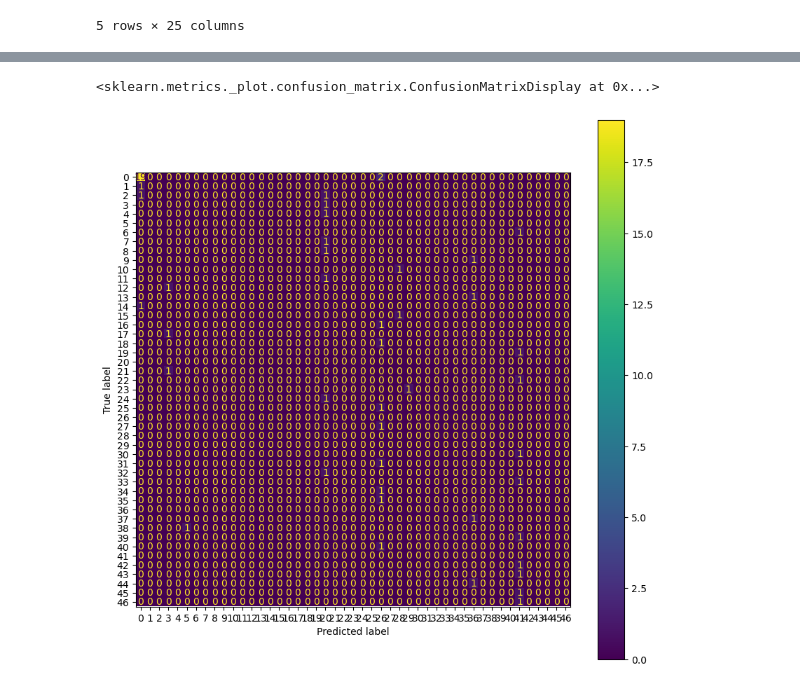
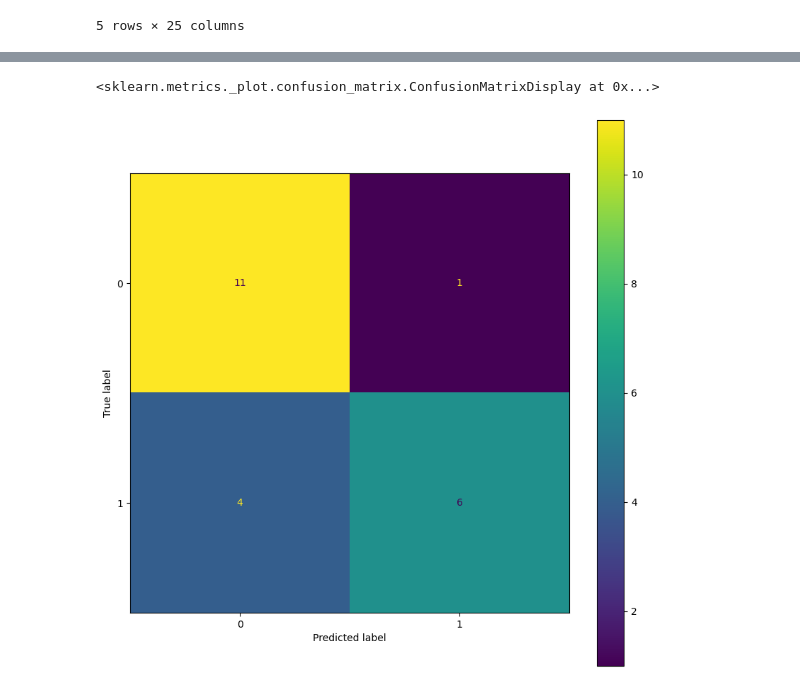
Before and after one commit to jenchick/Austin_Pandemic_Crime, a Jupyter notebook: Segment3_Models/Logistic_Regression_Model.ipynb, the cells around one changed output, grey strips where cells are left out. Cells and saved outputs as stored; diff of their text form; code cells hidden in the pictures.

```diff
--- a/Segment3_Models/Logistic_Regression_Model.ipynb
+++ b/Segment3_Models/Logistic_Regression_Model.ipynb
@@ -166,3 +229,4 @@ cc2020_df.head()
 # %%
-covid_crime_df = cc2020_df[['zipcode', 'covid_rates', 'crime_rates']].copy()
+# Create new dataframe with feature and target variabless
+covid_crime_df = cc2020_df[['zipcode', 'covid_rates', 'crime_rates', '2019crime_rates', 'outcomes']].copy()
 # %%
@@ -208,9 +250,9 @@ cc_df.head()
 # %%
-y = cc_df['crime_rates']
-X = cc_df[['covid_rates', 'zipcode']]
+y = covid_crime_df['outcomes']
+X = covid_crime_df[['covid_rates']]
 # %%
 X_train, X_test, y_train, y_test = train_test_split(X,
-   y, random_state=90, train_size=0.15)
+   y, random_state=75, train_size=0.70)
 # %%
 scaler = StandardScaler()
 # Fitting the Standard Scaler with the training data.
@@ -220,7 +262,7 @@ X_scaler = scaler.fit(X_train)
 X_train_scaled = X_scaler.transform(X_train)
 X_test_scaled = X_scaler.transform(X_test)
 # %%
-classifier = LogisticRegression(solver='lbfgs',random_state=90)
+classifier = LogisticRegression(solver='lbfgs', max_iter=200, random_state=100)
 # %%
 classifier.fit(X_train_scaled, y_train)
 # %% [output]
@@ -242,10 +280,9 @@ print(accuracy_score(y_test, y_pred))
 # %%
 cm = confusion_matrix(y_test, y_pred)
 # %%
-cmp = confusion_matrix(np.arange(47), np.arange(47))
-cm_display = ConfusionMatrixDisplay(cm, display_labels=np.arange(47))
+cm_display = ConfusionMatrixDisplay(cm)
 fig, ax = plt.subplots(figsize=(10,10))
 cm_display.plot(ax=ax)
 # %% [output]
 <sklearn.metrics._plot.confusion_matrix.ConfusionMatrixDisplay at 0x...>
-[figure, old version]
+[figure, new version]
```
Also changed, not shown: parts of 28 cells of this notebook.
